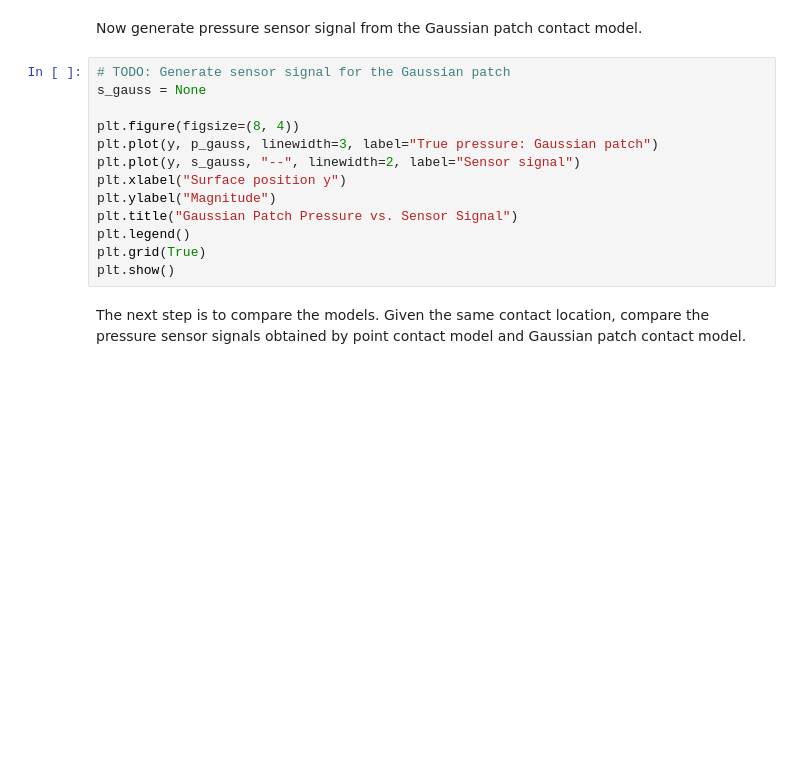
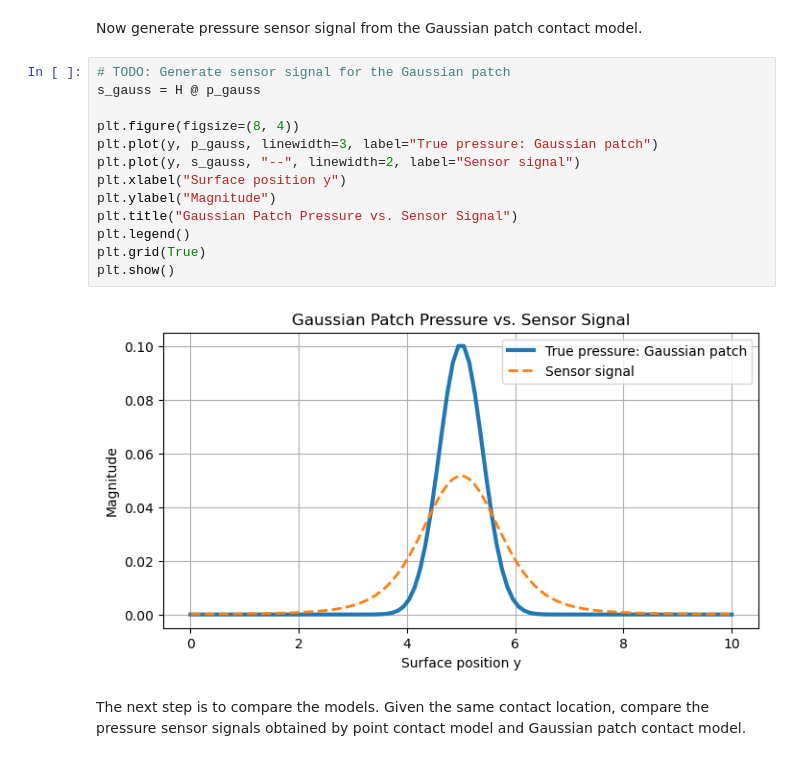
Before and after one commit to TUe-4TB00/tactile-sensing-not-graded-FloortjeStekelenburg, a Jupyter notebook: assignment.ipynb, the cells around one changed output. Drawn from its saved outputs; the diff is of its cells as text; blank space fills up the shorter version.

```diff
--- a/assignment.ipynb
+++ b/assignment.ipynb
@@ -72,17 +76,19 @@ plt.show()
 Now generate pressure sensor signal from the Gaussian patch contact model.
 # %%
 # TODO: Generate sensor signal for the Gaussian patch
-s_gauss = None
+s_gauss = H @ p_gauss
 
 plt.figure(figsize=(8, 4))
 plt.plot(y, p_gauss, linewidth=3, label="True pressure: Gaussian patch")
 plt.plot(y, s_gauss, "--", linewidth=2, label="Sensor signal")
 plt.xlabel("Surface position y")
 plt.ylabel("Magnitude")
 plt.title("Gaussian Patch Pressure vs. Sensor Signal")
 plt.legend()
 plt.grid(True)
 plt.show()
+# %% [output]
+[figure, added]
 # %% [markdown]
 The next step is to compare the models. Given the same contact location, compare the pressure sensor signals obtained by point contact model and Gaussian patch contact model.
 # %%
```
Also changed, not shown: parts of 4 cells of this notebook.
